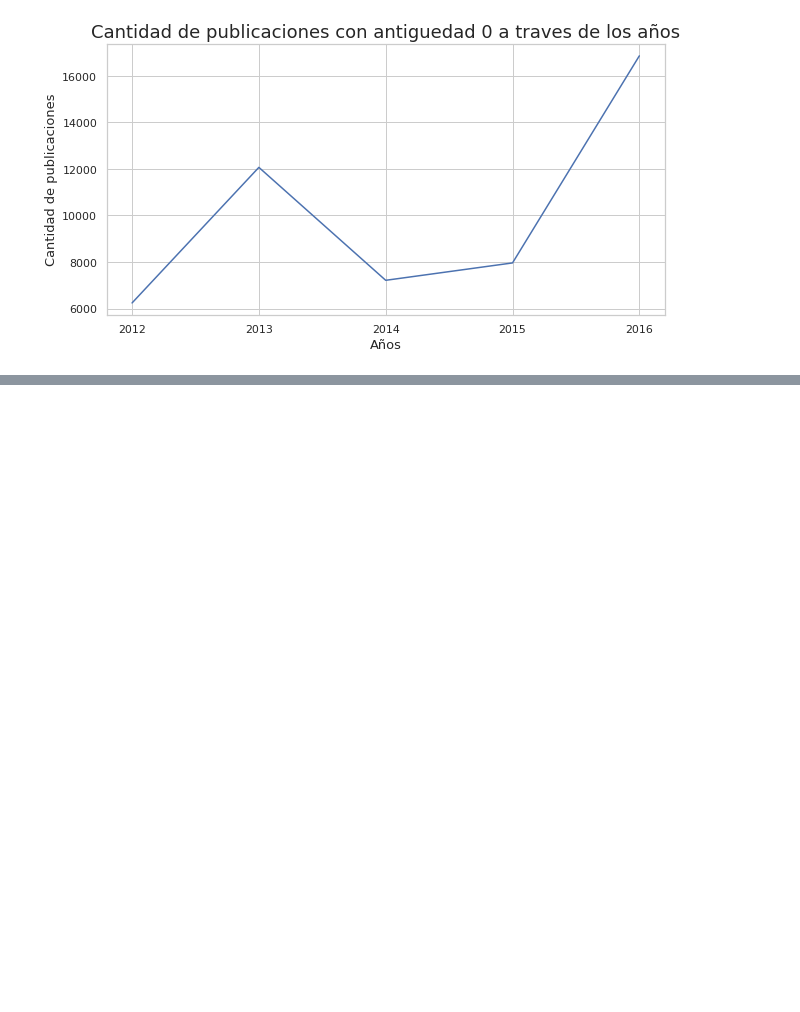
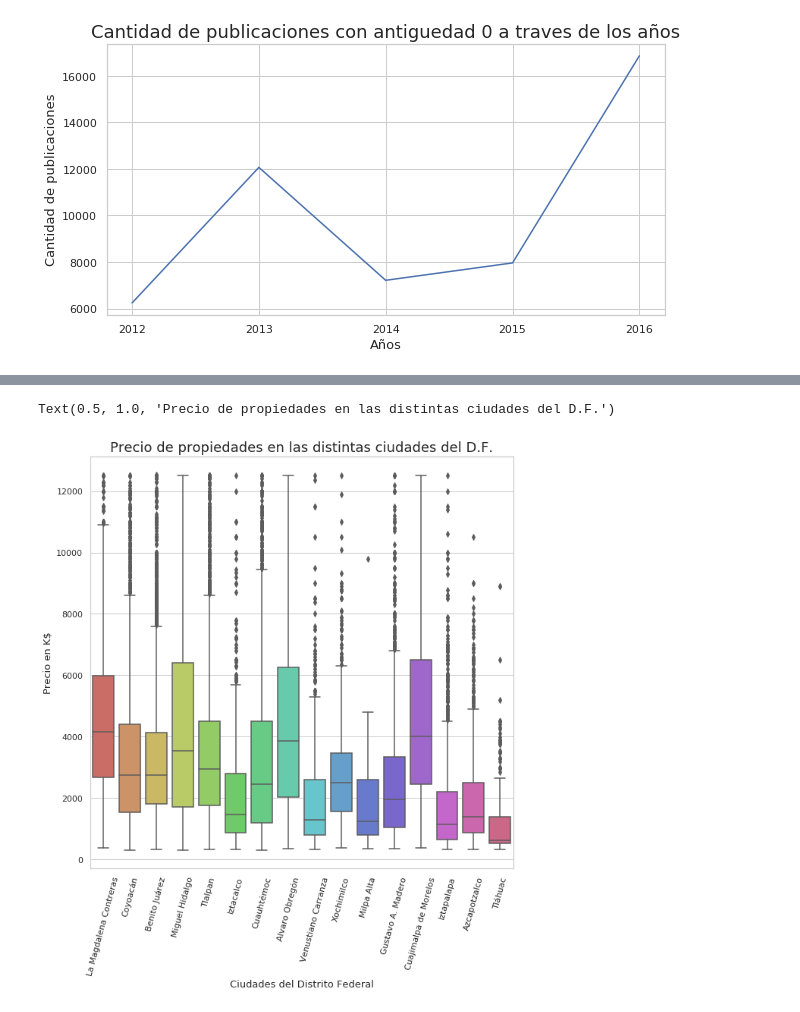
Before and after one commit to PBrrtrn/7506-organizacion-de-datos, a Jupyter notebook: src/exp/exploracion_por_antiguedad.ipynb, the cells around one changed output, grey strips where cells are left out. Cells and saved outputs as stored; diff of their text form; code cells hidden in the pictures; blank space fills up the shorter version.

Commit message:
Agrego dos plots sobre info del df

```diff
--- a/src/exp/exploracion_por_antiguedad.ipynb
+++ b/src/exp/exploracion_por_antiguedad.ipynb
@@ -317,0 +328,14 @@ Text(0.5, 1.0, 'Cantidad de publicaciones con antiguedad 0 a traves de los años
+# %%
+prov_df = data.dropna(subset=["ciudad"])
+prov_df = prov_df[prov_df["provincia"] == "Distrito Federal"].loc[prov_df["ciudad"] != "otra"][["ciudad","precio"]]
+prov_df["precio"] = prov_df["precio"]/1000
+# %%
+plt.figure(figsize=(10,10))
+g = sns.boxplot(x="ciudad", y="precio", data=prov_df, palette="hls")
+plt.xticks(rotation = 75)
+g.set_xlabel("Ciudades del Distrito Federal", fontsize = 13)
+g.set_ylabel("Precio en K$", fontsize = 13)
+g.set_title("Precio de propiedades en las distintas ciudades del D.F.", fontsize = 18)
+# %% [output]
+Text(0.5, 1.0, 'Precio de propiedades en las distintas ciudades del D.F.')
+[figure, added]
```
Also changed, not shown: parts of 1 cell of this notebook, 1 other file.
